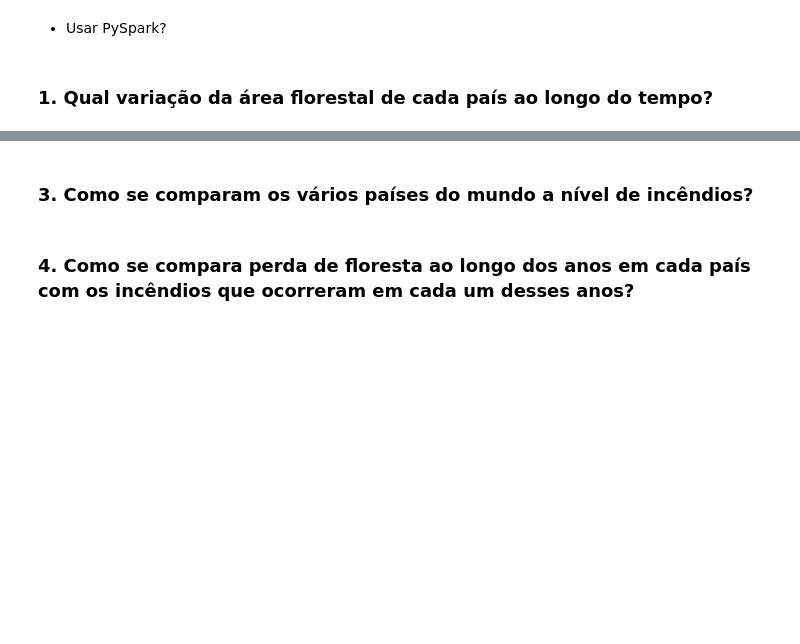
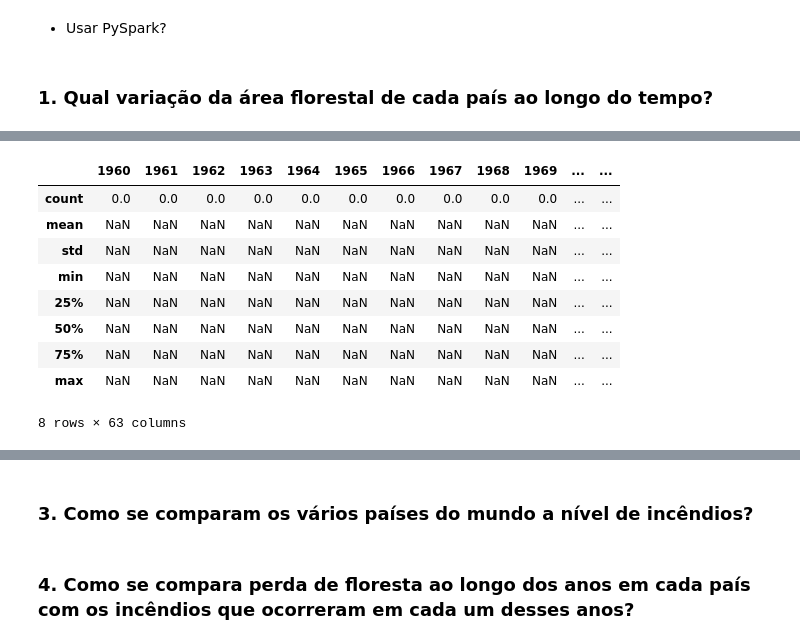
Before and after one commit to BeaMadeira/SGD-Projeto-2, a Jupyter notebook: python/sgd_project_2.ipynb, the cells around one changed output, grey strips where cells are left out. Drawn from its saved outputs; the diff is of its cells as text; code cells hidden in the pictures; blank space fills up the shorter version.

Commit message:
Read datasets

```diff
--- a/python/sgd_project_2.ipynb
+++ b/python/sgd_project_2.ipynb
@@ -16,2 +13,8 @@ path = "./data/"
+# %%
+
+data_path = "../data"
+forest_path = os.path.join(data_path, "forest-area", "API_AG.LND.FRST.K2_DS2_en_csv_v2_4019655.csv")
+surface_path = os.path.join(data_path, "surface-area", "API_AG.SRF.TOTL.K2_DS2_en_csv_v2_4023648.csv")
+header_rows =  [0, 2]
 # %% [markdown]
 ### 1. Qual variação da área florestal de cada país ao longo do tempo?
@@ -19,0 +26,4 @@ path = "./data/"
+# %%
+# Read Datasets
+forest_data = pd.read_csv(forest_path, skiprows=header_rows)
+surface_data = pd.read_csv(surface_path, skiprows=header_rows)
@@ -19,0 +40,13 @@ path = "./data/"
+# %%
+forest_data.describe()
+# %% [output]
+|  | 1960 | 1961 | 1962 | 1963 | 1964 | 1965 | 1966 | 1967 | 1968 | 1969 | ... | ... |
+| count | 0.0 | 0.0 | 0.0 | 0.0 | 0.0 | 0.0 | 0.0 | 0.0 | 0.0 | 0.0 | ... | ... |
+| mean | NaN | NaN | NaN | NaN | NaN | NaN | NaN | NaN | NaN | NaN | ... | ... |
+| std | NaN | NaN | NaN | NaN | NaN | NaN | NaN | NaN | NaN | NaN | ... | ... |
+| min | NaN | NaN | NaN | NaN | NaN | NaN | NaN | NaN | NaN | NaN | ... | ... |
+| 25% | NaN | NaN | NaN | NaN | NaN | NaN | NaN | NaN | NaN | NaN | ... | ... |
+| 50% | NaN | NaN | NaN | NaN | NaN | NaN | NaN | NaN | NaN | NaN | ... | ... |
+| 75% | NaN | NaN | NaN | NaN | NaN | NaN | NaN | NaN | NaN | NaN | ... | ... |
+| max | NaN | NaN | NaN | NaN | NaN | NaN | NaN | NaN | NaN | NaN | ... | ... |
+8 rows × 63 columns
```
Also changed, not shown: parts of 6 cells of this notebook.
